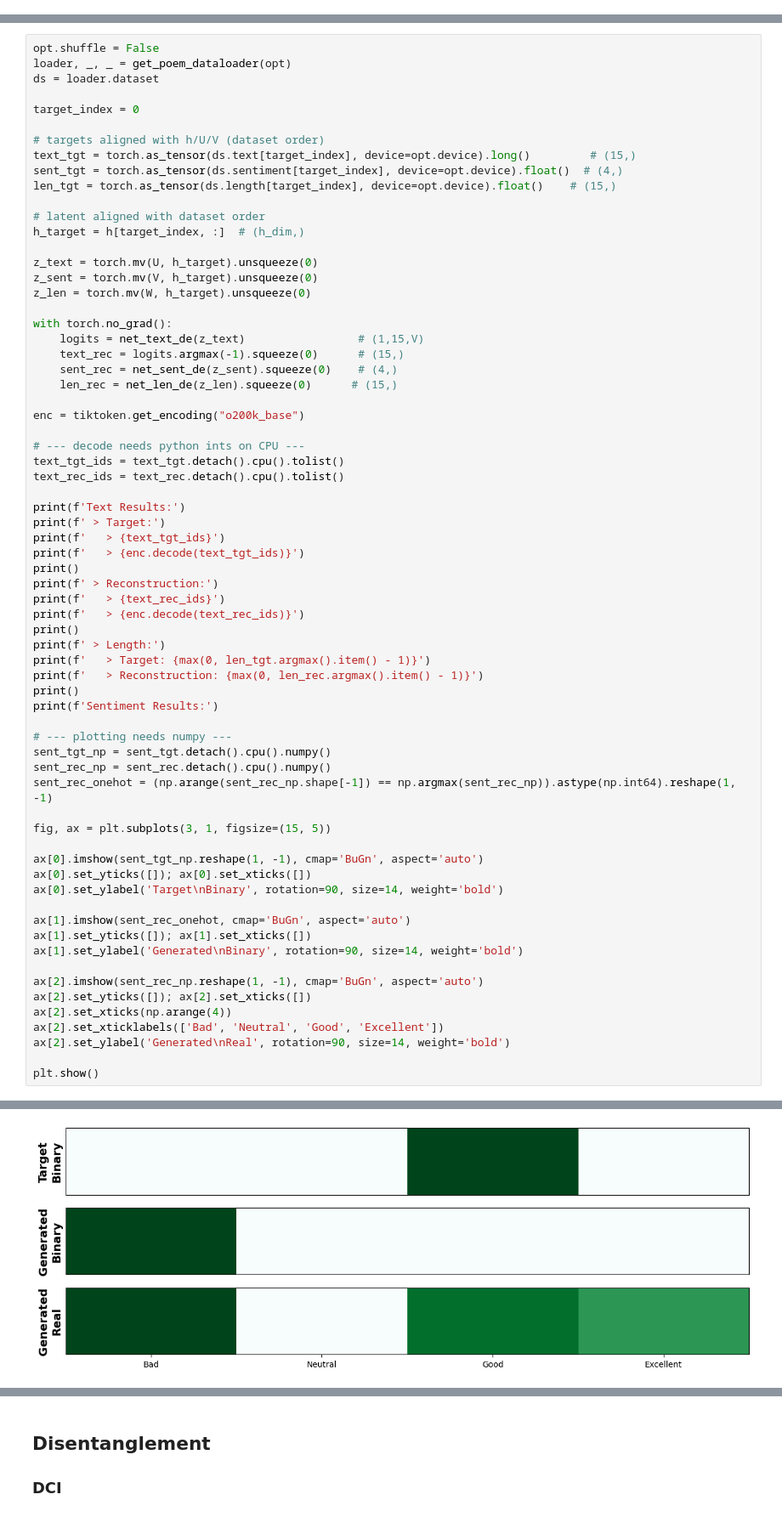
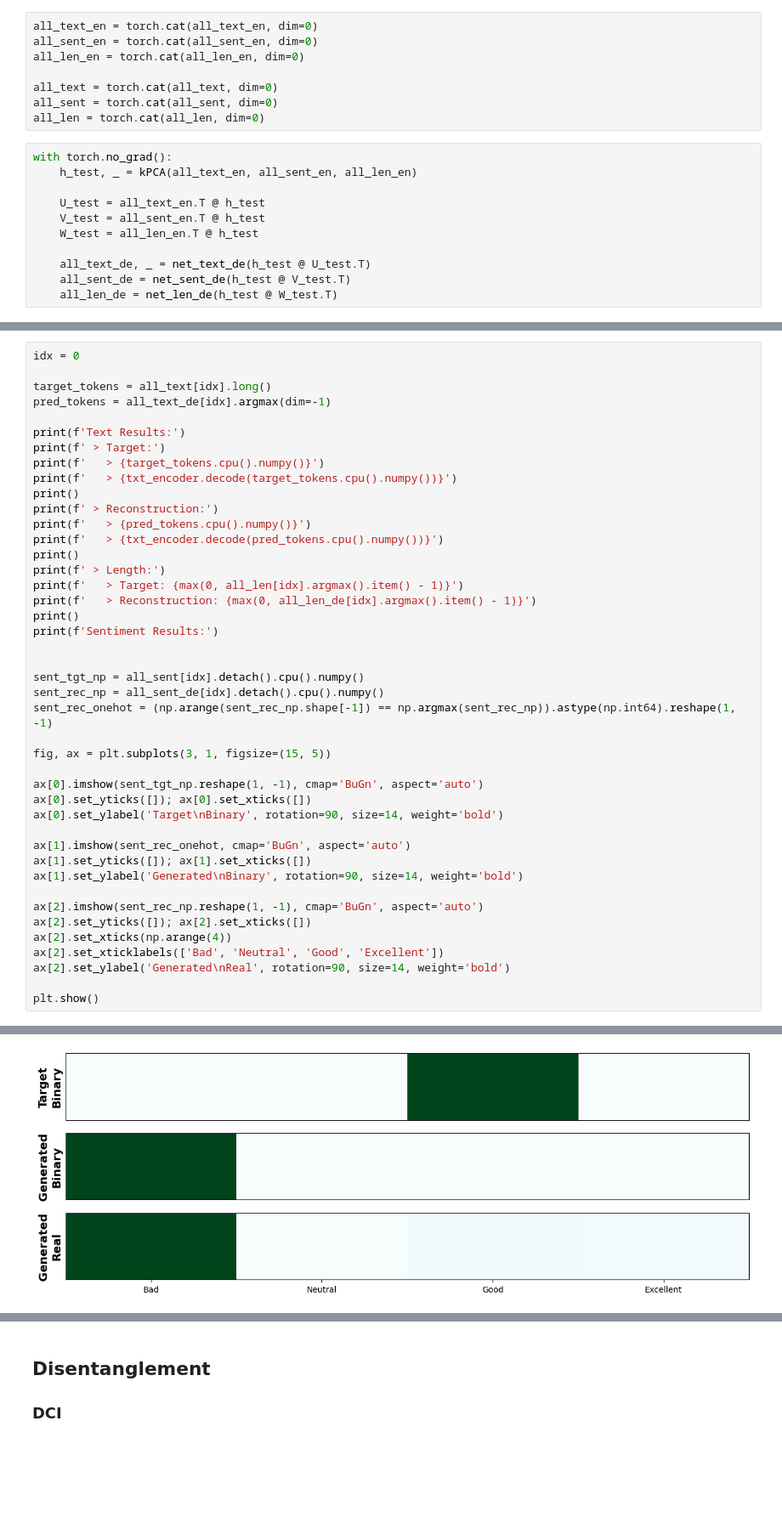
Before and after one commit to ClarysseArthur/VUB-MT-Development, a Jupyter notebook: Models/GenRKM-Poem/model.ipynb, the cells around one changed output, grey strips where cells are left out. Shown at 85% size. Drawn from its saved outputs; the diff is of its cells as text; blank space fills up the shorter version.

Commit message:
Trained all-view models for poem, and did the statistical tests for poem

```diff
--- a/Models/GenRKM-Poem/model.ipynb
+++ b/Models/GenRKM-Poem/model.ipynb
@@ -268,0 +329,19 @@ torch.save({'net_text_en': net_text_en,
+# %%
+all_text_en = torch.cat(all_text_en, dim=0)
+all_sent_en = torch.cat(all_sent_en, dim=0)
+all_len_en = torch.cat(all_len_en, dim=0)
+
+all_text = torch.cat(all_text, dim=0)
+all_sent = torch.cat(all_sent, dim=0)
+all_len = torch.cat(all_len, dim=0)
+# %%
+with torch.no_grad():
+    h_test, _ = kPCA(all_text_en, all_sent_en, all_len_en)
+
+    U_test = all_text_en.T @ h_test
+    V_test = all_sent_en.T @ h_test
+    W_test = all_len_en.T @ h_test
+
+    all_text_de, _ = net_text_de(h_test @ U_test.T)
+    all_sent_de = net_sent_de(h_test @ V_test.T)
+    all_len_de = net_len_de(h_test @ W_test.T)
@@ -269,52 +352,27 @@ torch.save({'net_text_en': net_text_en,
 # %%
-opt.shuffle = False
-loader, _, _ = get_poem_dataloader(opt)
-ds = loader.dataset
+idx = 0
 
-target_index = 0
-
-# targets aligned with h/U/V (dataset order)
-text_tgt = torch.as_tensor(ds.text[target_index], device=opt.device).long()         # (15,)
-sent_tgt = torch.as_tensor(ds.sentiment[target_index], device=opt.device).float()  # (4,)
-len_tgt = torch.as_tensor(ds.length[target_index], device=opt.device).float()    # (15,)
-
-# latent aligned with dataset order
-h_target = h[target_index, :]  # (h_dim,)
-
-z_text = torch.mv(U, h_target).unsqueeze(0)
-z_sent = torch.mv(V, h_target).unsqueeze(0)
-z_len = torch.mv(W, h_target).unsqueeze(0)
-
-with torch.no_grad():
-    logits = net_text_de(z_text)                 # (1,15,V)
-    text_rec = logits.argmax(-1).squeeze(0)      # (15,)
-    sent_rec = net_sent_de(z_sent).squeeze(0)    # (4,)
-    len_rec = net_len_de(z_len).squeeze(0)      # (15,)
-
-enc = tiktoken.get_encoding("o200k_base")
-
-# --- decode needs python ints on CPU ---
-text_tgt_ids = text_tgt.detach().cpu().tolist()
-text_rec_ids = text_rec.detach().cpu().tolist()
+target_tokens = all_text[idx].long()
+pred_tokens = all_text_de[idx].argmax(dim=-1)
 
 print(f'Text Results:')
 print(f' > Target:')
-print(f'   > {text_tgt_ids}')
-print(f'   > {enc.decode(text_tgt_ids)}')
+print(f'   > {target_tokens.cpu().numpy()}')
+print(f'   > {txt_encoder.decode(target_tokens.cpu().numpy())}')
 print()
 print(f' > Reconstruction:')
-print(f'   > {text_rec_ids}')
-print(f'   > {enc.decode(text_rec_ids)}')
+print(f'   > {pred_tokens.cpu().numpy()}')
+print(f'   > {txt_encoder.decode(pred_tokens.cpu().numpy())}')
 print()
 print(f' > Length:')
-print(f'   > Target: {max(0, len_tgt.argmax().item() - 1)}')
-print(f'   > Reconstruction: {max(0, len_rec.argmax().item() - 1)}')
+print(f'   > Target: {max(0, all_len[idx].argmax().item() - 1)}')
+print(f'   > Reconstruction: {max(0, all_len_de[idx].argmax().item() - 1)}')
 print()
 print(f'Sentiment Results:')
 
-# --- plotting needs numpy ---
-sent_tgt_np = sent_tgt.detach().cpu().numpy()
-sent_rec_np = sent_rec.detach().cpu().numpy()
+
+sent_tgt_np = all_sent[idx].detach().cpu().numpy()
+sent_rec_np = all_sent_de[idx].detach().cpu().numpy()
 sent_rec_onehot = (np.arange(sent_rec_np.shape[-1]) == np.argmax(sent_rec_np)).astype(np.int64).reshape(1, -1)
 
 fig, ax = plt.subplots(3, 1, figsize=(15, 5))
@@ -350,3 +410,3 @@ Text Results:
 
 Sentiment Results:
-[figure, old version]
+[figure, new version]
```
Also changed, not shown: parts of 29 cells of this notebook, 8 other files.
